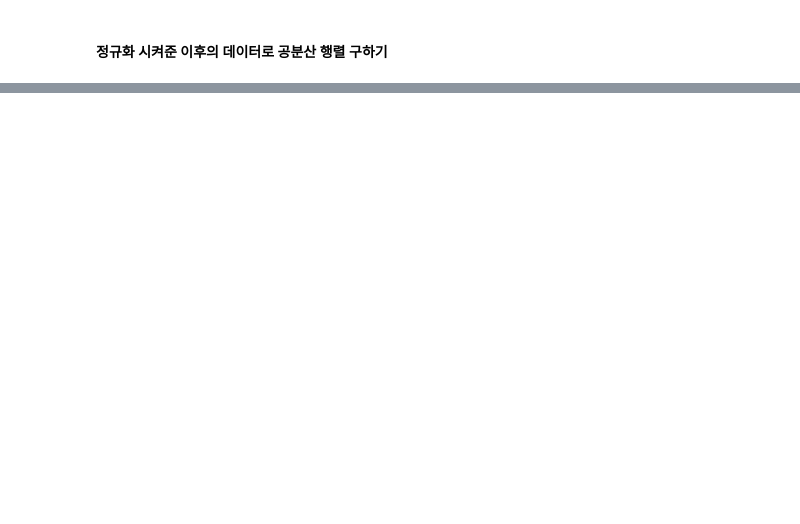
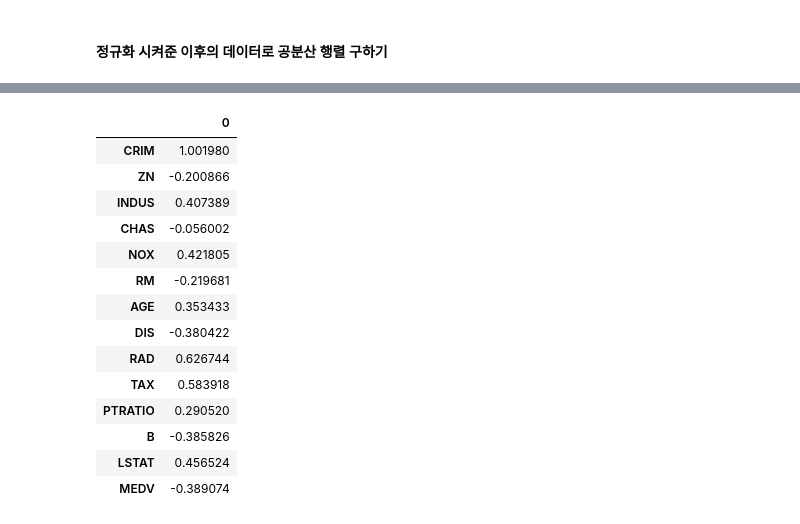
Before and after one commit to dreamyou070/-2020-2-, a Jupyter notebook: Ch2(#10)_200908.ipynb, the cells around one changed output, grey strips where cells are left out. Saved outputs shown, nothing was run; the diff lists cells and outputs as text; code cells hidden in the pictures; blank space fills up the shorter version.

```diff
--- a/Ch2(#10)_200908.ipynb
+++ b/Ch2(#10)_200908.ipynb
@@ -5,8 +5,6 @@
 # %%
 # Boston housing data set을 불러온다.
 from sklearn.datasets import load_boston
-housing_data = load_boston()
-
 import pandas as pd
 x = load_boston().data
 Boston = pd.DataFrame(x,columns = housing_data['feature_names'])
@@ -196,0 +185,20 @@ plt.show()
+# %%
+covmatrix = pd.DataFrame(Cov2[0])
+covmatrix.index=Boston_scaled.columns
+covmatrix
+# %% [output]
+|  | 0 |
+| CRIM | 1.001980 |
+| ZN | -0.200866 |
+| INDUS | 0.407389 |
+| CHAS | -0.056002 |
+| NOX | 0.421805 |
+| RM | -0.219681 |
+| AGE | 0.353433 |
+| DIS | -0.380422 |
+| RAD | 0.626744 |
+| TAX | 0.583918 |
+| PTRATIO | 0.290520 |
+| B | -0.385826 |
+| LSTAT | 0.456524 |
+| MEDV | -0.389074 |
```
Also changed, not shown: parts of 22 cells of this notebook.
